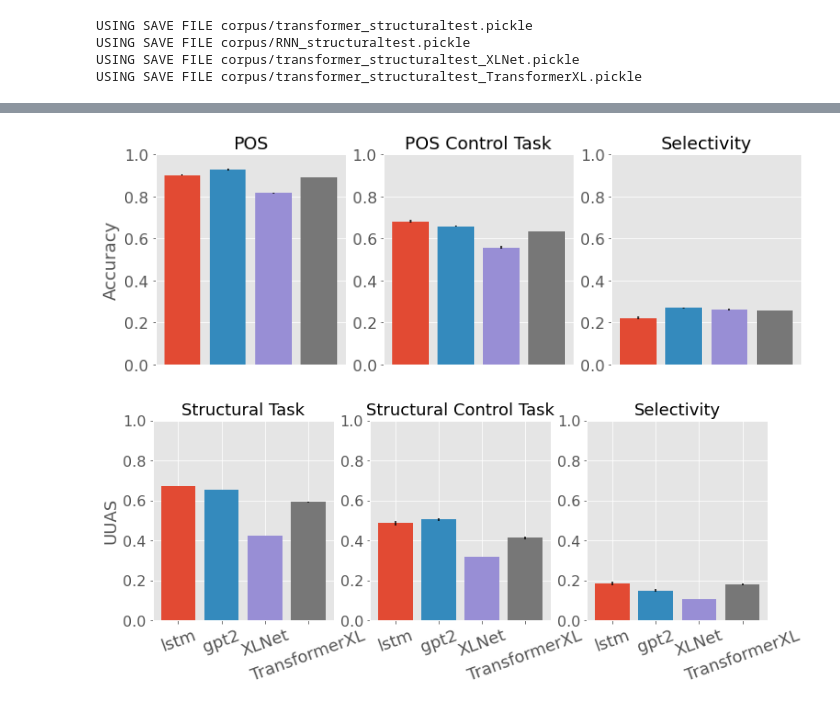
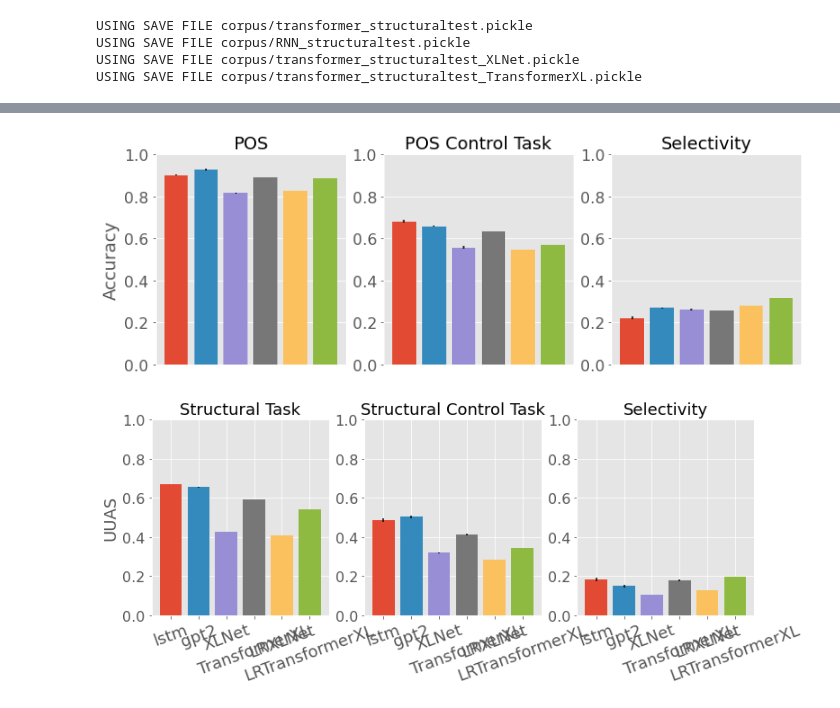
Before and after one commit to annaproxy/nlp2-probing-lms, a Jupyter notebook: Results.ipynb, the cells around one changed output, grey strips where cells are left out. Cells and saved outputs as stored; diff of their text form; code cells hidden in the pictures.

```diff
--- a/Results.ipynb
+++ b/Results.ipynb
@@ -10,6 +10,15 @@ from tree_utils import calc_uuas
 %autoreload 2
 with open("FINALS.pickle", "rb") as f:
     result_dict = pickle.load(f)
+
+with open("XLguysDEPLR5More.pickle", "rb") as f:
+    lowlr_dict = pickle.load(f)
+
+
+with open("XLBoysPOSLR5More.pickle", "rb") as f:
+    lowlr_dict2 = pickle.load(f)
+    lowlr_dict['pos'] = lowlr_dict2['pos']
+    lowlr_dict['controlpos'] = lowlr_dict2['controlpos']
 # %%
 from tree_utils import create_or_load_structural_data
 import torch.utils.data as data
@@ -311,31 +378,54 @@ Ratio 0.886
 # %%
 def find_best_dev_given_task_and_model(task, model):
     dim = [0,256] if 'pos' in task else [16,64,128]
+    controltask = 'control' + task
     best_dev_acc = 0
+    best_dev_selec = 0
     for hidden_size in dim:
         for dropout in [0,0.2,0.4,0.6,0.8]:
             dev_acc = mean_dev_acc(result_dict[task][model][hidden_size][dropout])[0]
+            dev_ctrl = mean_dev_acc(result_dict[controltask][model][hidden_size][dropout])[0]
+            dev_selec = dev_acc - dev_ctrl
+            if dev_selec > best_dev_selec:
+                best_hidden_selec = hidden_size
+                best_dropout_selec = dropout
+                best_dev_acc_selec = dev_acc
             if dev_acc > best_dev_acc:
                 best_hidden = hidden_size
                 best_dropout = dropout
                 best_dev_acc = dev_acc
-    return best_hidden, best_dropout
+    return best_hidden, best_dropout, best_hidden_selec, best_dropout_selec
 
 plt.style.use('ggplot')
 fig, (ax1,ax2,ax3) = plt.subplots(1,3, figsize=(12,4))
 
 
-for model in ['lstm', 'transformer','XLNet', 'TransformerXL']:
+for model in ['lstm', 'transformer','XLNet', 'TransformerXL','LRXLNet', 'LRTransformerXL']:
     task = 'pos'
-    h, d = find_best_dev_given_task_and_model(task, model)
-    print(model, task, h,d)
-    mean, sd = mean_test_acc(result_dict[task][model][h][d])
-    meanC, sdC = mean_test_acc(result_dict['controlpos'][model][h][d])
+    model_lookup=model
+    if 'LR' in model:
+        the_dict = lowlr_dict
+        model_lookup = model[2:]
+    else:
+        the_dict =result_dict
+    h, d, hs, ds = find_best_dev_given_task_and_model(task, model_lookup)
+    mean, sd = mean_test_acc(the_dict[task][model_lookup][h][d])
+    meanC, sdC = mean_test_acc(the_dict['controlpos'][model_lookup][h][d])
+
+    means, sds = mean_test_acc(the_dict[task][model_lookup][hs][ds])
+    meanCs, sdCs = mean_test_acc(the_dict['controlpos'][model_lookup][hs][ds])
     if model == 'transformer': model = 'gpt2'
+    print(model, task, h,d, mean, mean-meanC)
+    #print('&'.join([model] + [str(round(i,2)) for i in [mean,meanC,mean-meanC, means-mean, meanCs-meanC]]), '\\\\')
+    print('&'.join([model.replace('ransformer','')] + [str(round(i,2)) for i in [mean,meanC,mean-meanC, means-mean, (means-meanCs)-(mean-meanC)]]), '\\\\')
 
+
+
+    #print(model, task, hs,ds, means, means-meanCs)
     ax1.bar(model, mean, yerr= sd, width=0.8)#, label='model')
     ax2.bar(model, meanC, yerr=sdC,width=0.8)#, label='model')
     ax3.bar(model, mean-meanC, yerr=sd-sdC, width=0.8)#,label='model')
+
 ax1.set_title("POS", fontsize=18)
 ax2.set_title("POS Control Task", fontsize=18)
 ax3.set_title("Selectivity", fontsize=18)
@@ -347,19 +437,30 @@ for ax in [ax1,ax2,ax3]:
     ax.tick_params(axis='y', labelsize=16)
 
 #plt.tight_layout()
-plt.savefig('pos.png', format='eps',  dpi=1200)
+#plt.savefig('pos.png', format='eps',  dpi=1200)
 #plt.show()
-
+print()
 fig, (ax1,ax2,ax3) = plt.subplots(1,3, figsize=(12,4))
 
-for model in ['lstm', 'transformer','XLNet', 'TransformerXL']:
+for model in ['lstm', 'transformer','XLNet', 'TransformerXL','LRXLNet', 'LRTransformerXL']:
     task = 'dep'
-    h, d = find_best_dev_given_task_and_model(task, model)
-    print(model, task, h,d)
-    mean, sd = mean_test_acc(result_dict[task][model][h][d])
-    meanC, sdC = mean_test_acc(result_dict['controldep'][model][h][d])
+    model_lookup=model
+    if 'LR' in model:
+        the_dict = lowlr_dict
+        model_lookup = model[2:]
+    else:
+        the_dict =result_dict
+    h, d, hs, ds = find_best_dev_given_task_and_model(task, model_lookup)
+    mean, sd = mean_test_acc(the_dict[task][model_lookup][h][d])
+    meanC, sdC = mean_test_acc(the_dict['controldep'][model_lookup][h][d])
+
+    means, sds = mean_test_acc(the_dict[task][model_lookup][hs][ds])
+    meanCs, sdCs = mean_test_acc(the_dict['controldep'][model_lookup][hs][ds])
     if model == 'transformer': model = 'gpt2'
+    print(model, task, h,d, mean, mean -meanC)
+    print('&'.join([model.replace('ransformer','')] + [str(round(i,2)) for i in [mean,meanC,mean-meanC, means-mean, (means-meanCs)-(mean-meanC)]]), '\\\\')
 
+    #print(model, task, hs,ds, means, means-meanCs)
     ax1.bar(model, mean, yerr= sd, width=0.8, label='model')
     ax2.bar(model, meanC, yerr=sdC, width=0.8,label='model')
     ax3.bar(model, mean-meanC, yerr=sd-sdC,width=0.8, label='model')
@@ -373,6 +474,7 @@ for ax in [ax1,ax2,ax3]:
     ax.set_ylim(0,1)
     ax.tick_params(axis='x', rotation=20, labelsize=18)
     ax.tick_params(axis='y', labelsize=16)
-plt.savefig('struct.eps', format='eps')
-#plt.show()
+#plt.savefig('struct.eps', format='eps')
+
+plt.show()
 # %% [output]
@@ -387,5 +498,5 @@ TransformerXL dep 64 0
-[figure, old version]
+[figure, new version]
-[figure, old version]
+[figure, new version]
 # %%
 def find_best_dev_given_task_and_model(task, model):
     dim = [0,256] if 'pos' in task else [16,64,128]
```
Also changed, not shown: parts of 12 cells of this notebook, 2 other files.
